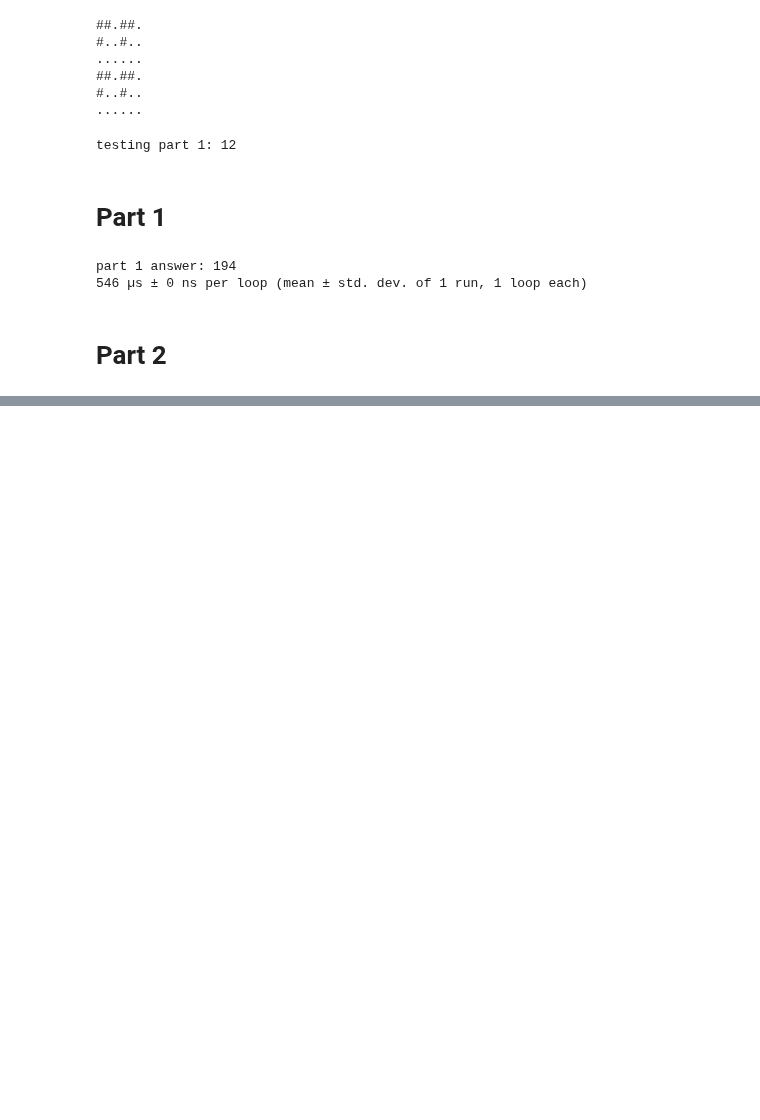
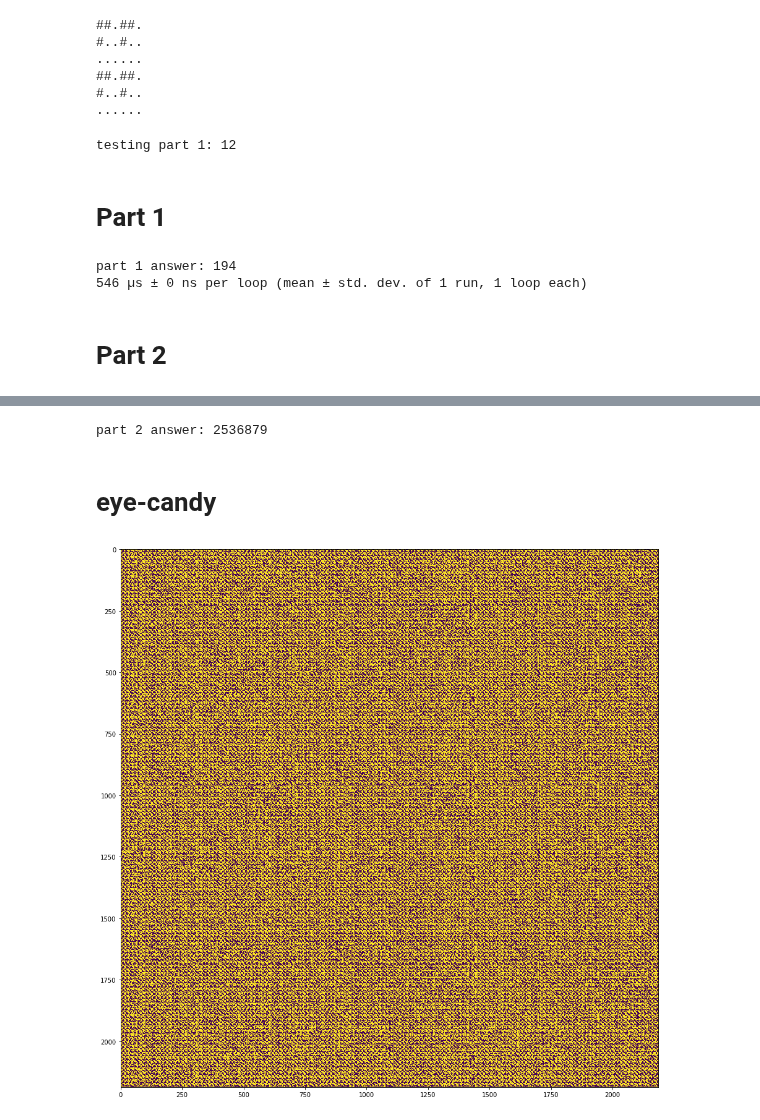
Before and after one commit to MarkNOakden/AdventOfCode, a Jupyter notebook: 17/21/day21.ipynb, the cells around one changed output, grey strips where cells are left out. Drawn from its saved outputs; the diff is of its cells as text; code cells hidden in the pictures; blank space fills up the shorter version.

Commit message:
day21 visualisation

```diff
--- a/17/21/day21.ipynb
+++ b/17/21/day21.ipynb
@@ -180,0 +184,9 @@ print(f'part 2 answer: {pixelcount(g)}')
+# %%
+g = start
+for i in range(18):
+    g = enhance(g, rules)
+print(f'part 2 answer: {pixelcount(g)}')
+# %% [output]
+part 2 answer: 2536879
+# %% [markdown]
+# eye-candy
@@ -180,0 +198,10 @@ print(f'part 2 answer: {pixelcount(g)}')
+# %%
+df = pd.DataFrame(g)
+# %%
+df = df.replace(['.', '#'], [0,1])
+# %%
+fig, ax = plt.subplots(figsize=(16,16))
+plt.imshow(df)
+plt.savefig('part2.png')
+# %% [output]
+[figure, added]
```
Also changed, not shown: parts of 2 cells of this notebook, 1 other file.
